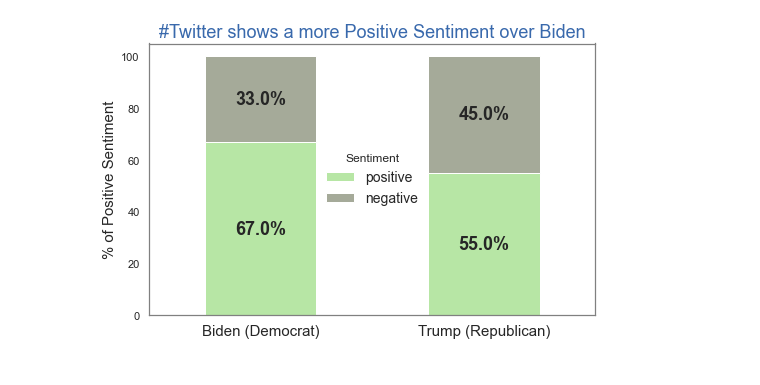
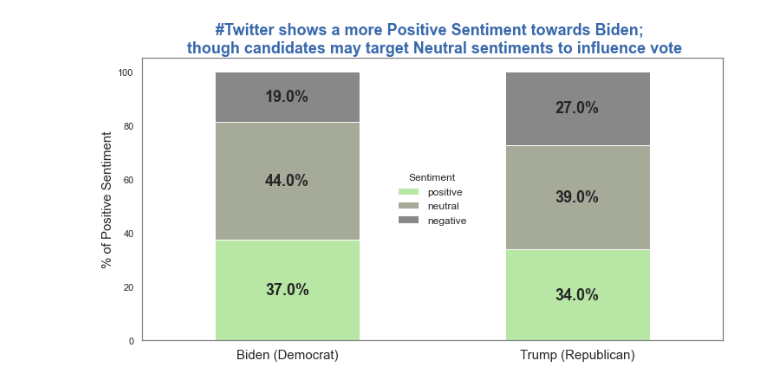
Before and after one commit to lukereyes/dlsu-datasci-lukereyes, a Jupyter notebook: US_Elections.ipynb, the cells around one changed output. Drawn from its saved outputs; the diff is of its cells as text; code cells hidden in the pictures.

```diff
--- a/US_Elections.ipynb
+++ b/US_Elections.ipynb
@@ -204,44 +216,44 @@ data
 # %%
 summary = tweets.groupby(['Candidate','Sentiment'])['count'].sum().unstack()
-del summary['neutral']
+#del summary['neutral']
 
 summary.T
 summary.T / summary.sum(axis=1)
 
 data = summary.T / summary.sum(axis=1) * 100
 data.sort_values(by=['Sentiment'], inplace=True, ascending=False)
-ax = data.T.plot(kind='bar', stacked=True, figsize=(8, 5), color=['#b7e6a5','#A5AA99','#045275'])
 
-ax.set_title('#Twitter shows a more Positive Sentiment over Biden', fontsize=18, color='#3969AC')
+
+ax = data.T.plot(kind='bar', stacked=True, figsize=(12, 6), color=['#b7e6a5','#A5AA99','#888888'], width = .5)
+
+ax.set_title('#Twitter shows a more Positive Sentiment towards Biden; \n though candidates may target Neutral sentiments to influence vote', fontsize=18, color='#3969AC',fontweight='bold')
 ax.set_xticklabels(['Biden (Democrat)', 'Trump (Republican)'], rotation=0, fontsize=15)
 ax.set_xlabel('')
 ax.set_ylabel('% of Positive Sentiment', fontsize=15)
 ax.spines['bottom'].set_color('0.5')
 ax.spines['top'].set_color('0.5')
 ax.spines['right'].set_color('0.5')
 ax.spines['left'].set_color('0.5')
 ax.set_facecolor('xkcd:white')
-ax.legend(frameon=False, loc='center', fontsize = 14, title = "Sentiment", title_fontsize = 12)
+ax.legend(frameon=False, loc='center', fontsize = 12, title = "Sentiment", title_fontsize = 12)
 ax.xaxis.grid(False)
 
 
 labels = []
 for i in data.index:
     for j in data.columns:
         label = str(round(data.loc[i][j],0))+ "%"
         labels.append(label)
 
 patches = ax.patches
 
 for label, rect in zip(labels, patches):
     width = rect.get_width()
     if width > 0:
         x = rect.get_x()
         y = rect.get_y()
         height = rect.get_height()
 
         ax.text(x + width/2., y + height/2., label, ha='center', va='center', fontsize = 18, fontweight='bold')
-
-#E58606,#5D69B1,#52BCA3,#99C945,#CC61B0,#24796C,#DAA51B,#2F8AC4,#764E9F,#ED645A,#CC3A8E,#A5AA99
 # %% [output]
-[figure, old version]
+[figure, new version]
```
Also changed, not shown: parts of 7 cells of this notebook.
